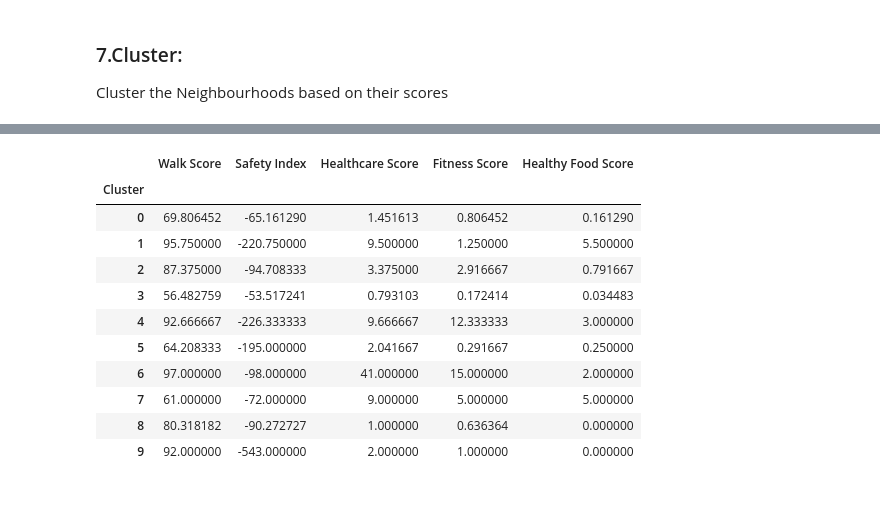
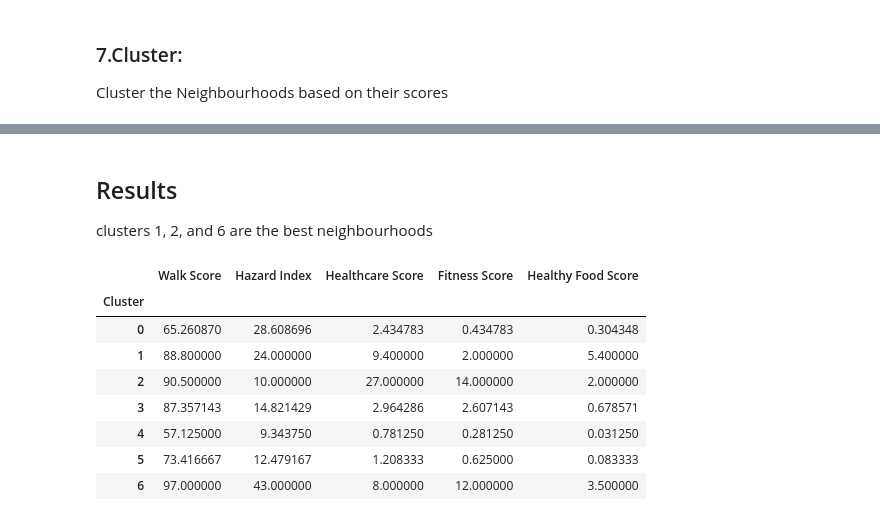
Before and after one commit to shakibaRafiee/Coursera_Capstone, a Jupyter notebook: Code/Battle of Neighborhoods_ amputees guide.ipynb, the cells around one changed output, grey strips where cells are left out. Cells and saved outputs as stored; diff of their text form; code cells hidden in the pictures.

```diff
--- a/Code/Battle of Neighborhoods_ amputees guide.ipynb
+++ b/Code/Battle of Neighborhoods_ amputees guide.ipynb
@@ -198,6 +199,8 @@ LIMIT = 100
 # %%
 # @hidden_cell
 #alavirad@umd.edu
+CLIENT_ID = 'OPTRCGQ14ZTDZKWGCJQOQMAOPAJXDFUGZDE20HHKNDNGKPIQ' # your Foursquare ID
+CLIENT_SECRET = 'QC2VZT4JXJQYACRRTNSH2JOSYTQVS112K0HY4H4MDSDOSXOZ' # your Foursquare Secret
 VERSION = '20180605' # Foursquare API version
 LIMIT = 100
 # %%
@@ -586,18 +535,27 @@ Cluster the Neighbourhoods based on their scores
 # %%
 from sklearn.cluster import KMeans
 from sklearn import preprocessing
+import matplotlib.pyplot as plt
 
-# scaling the data using MinMaxScaler
-Toronto_grouped_clustering = Toronto_df.drop(['Neighbourhood Id','Neighbourhood', 'Latitude', 'Longitude'], axis=1)
+# scaling the data using MinMaxScaler/StandardScaler
+Toronto_grouped_clustering =Toronto_df.copy()
+Toronto_grouped_clustering = Toronto_grouped_clustering.drop(['Neighbourhood Id','Neighbourhood'
+                                                             ,'Latitude','Longitude'], axis=1)
 Toronto_grouped_clustering = preprocessing.MinMaxScaler().fit_transform(Toronto_grouped_clustering)
 
-# set number of clusters
-kclusters = 10
+#
+KClusters = 20
+ClusterScore = []
+for k in range(KClusters):
+    # run k-means clustering
+    kmeans = KMeans(n_clusters=k+1, random_state=0).fit(Toronto_grouped_clustering)
+    ClusterScore.append(kmeans.inertia_)
 
-# run k-means clustering
-kmeans = KMeans(n_clusters=kclusters, random_state=0).fit(Toronto_grouped_clustering)
+plt.figure(figsize=(10,4))
+plt.plot(range(KClusters), ClusterScore, 'o-')
 
-Toronto_Clusters= Toronto_df.copy()
-Toronto_Clusters['Cluster'] = kmeans.labels_
-Toronto_Clusters
+plt.plot(6, ClusterScore[6], 'r*')
+print('Using the elbow method the value of 7 was chosen for the number of clusters')
+
+kmeans = KMeans(n_clusters=7, random_state=0).fit(Toronto_grouped_clustering)
 # %% [output]
@@ -617,16 +576,16 @@ Toronto_Clusters
+# %% [markdown]
+## Results
+clusters 1, 2, and 6 are the best neighbourhoods
 # %%
-Toronto_Clusters.groupby(['Cluster'])[['Walk Score','Safety Index', 'Healthcare Score',
+Toronto_Clusters.groupby(['Cluster'])[['Walk Score','Hazard Index', 'Healthcare Score',
                                        'Fitness Score','Healthy Food Score']].mean()
 # %% [output]
-|  | Walk Score | Safety Index | Healthcare Score | Fitness Score | Healthy Food Score |
+|  | Walk Score | Hazard Index | Healthcare Score | Fitness Score | Healthy Food Score |
 | Cluster |  |  |  |  |  |
-| 0 | 69.806452 | -65.161290 | 1.451613 | 0.806452 | 0.161290 |
-| 1 | 95.750000 | -220.750000 | 9.500000 | 1.250000 | 5.500000 |
-| 2 | 87.375000 | -94.708333 | 3.375000 | 2.916667 | 0.791667 |
-| 3 | 56.482759 | -53.517241 | 0.793103 | 0.172414 | 0.034483 |
-| 4 | 92.666667 | -226.333333 | 9.666667 | 12.333333 | 3.000000 |
-| 5 | 64.208333 | -195.000000 | 2.041667 | 0.291667 | 0.250000 |
-| 6 | 97.000000 | -98.000000 | 41.000000 | 15.000000 | 2.000000 |
-| 7 | 61.000000 | -72.000000 | 9.000000 | 5.000000 | 5.000000 |
-| 8 | 80.318182 | -90.272727 | 1.000000 | 0.636364 | 0.000000 |
-| 9 | 92.000000 | -543.000000 | 2.000000 | 1.000000 | 0.000000 |
+| 0 | 65.260870 | 28.608696 | 2.434783 | 0.434783 | 0.304348 |
+| 1 | 88.800000 | 24.000000 | 9.400000 | 2.000000 | 5.400000 |
+| 2 | 90.500000 | 10.000000 | 27.000000 | 14.000000 | 2.000000 |
+| 3 | 87.357143 | 14.821429 | 2.964286 | 2.607143 | 0.678571 |
+| 4 | 57.125000 | 9.343750 | 0.781250 | 0.281250 | 0.031250 |
+| 5 | 73.416667 | 12.479167 | 1.208333 | 0.625000 | 0.083333 |
+| 6 | 97.000000 | 43.000000 | 8.000000 | 12.000000 | 3.500000 |
```
Also changed, not shown: parts of 22 cells of this notebook.
